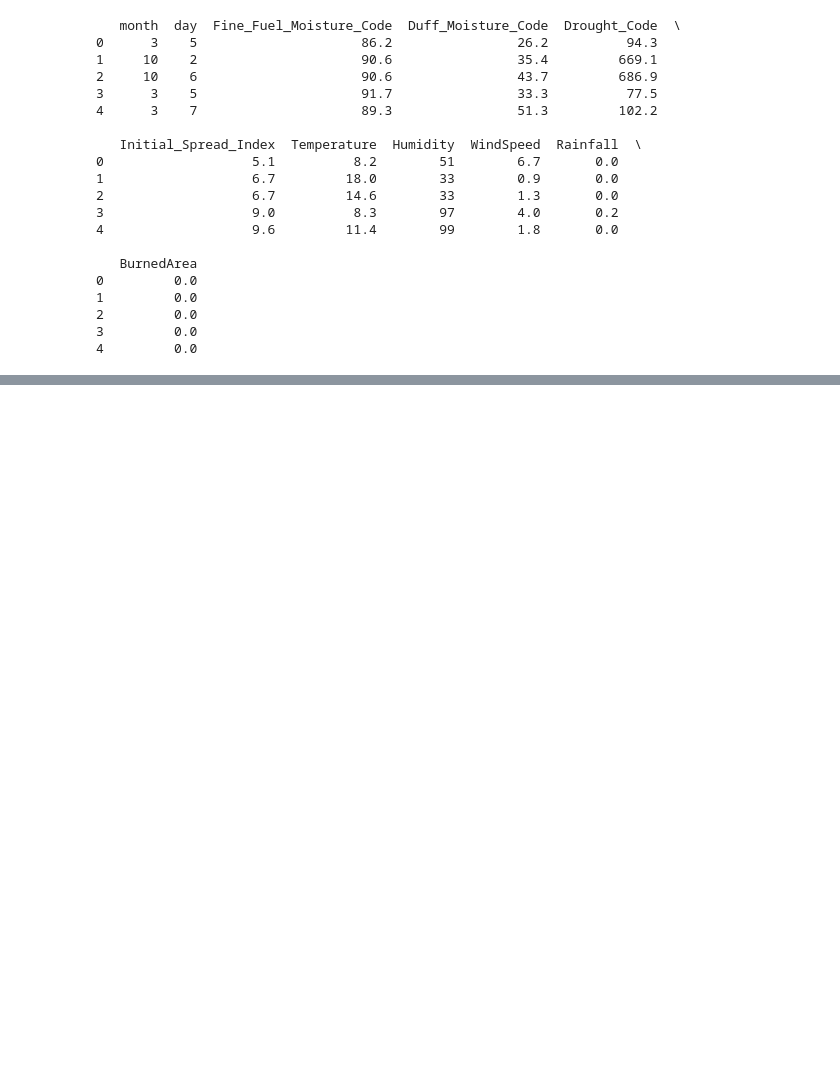
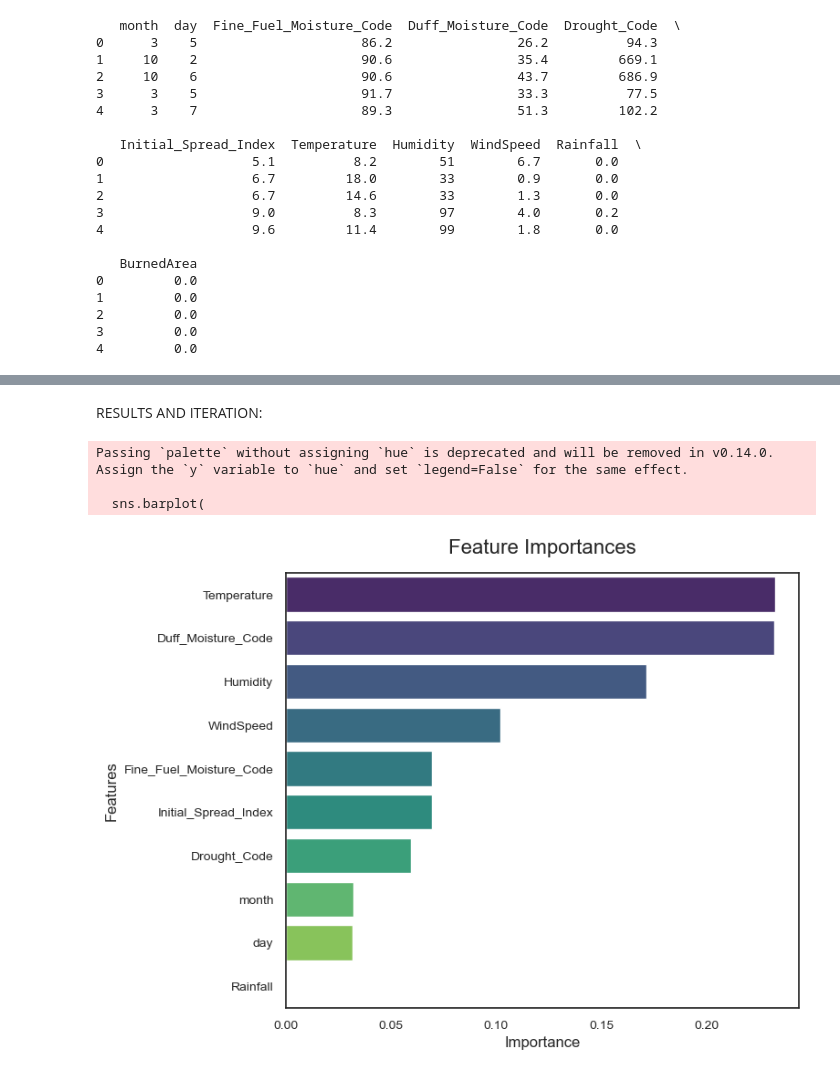
Before and after one commit to KlaudijaK/Forest-Fires, a Jupyter notebook: forest.ipynb, the cells around one changed output, grey strips where cells are left out. Cells and saved outputs as stored; diff of their text form; code cells hidden in the pictures; blank space fills up the shorter version.

```diff
--- a/forest.ipynb
+++ b/forest.ipynb
@@ -161,0 +214,3 @@ print(df.head())
+# %%
+X = df.drop('BurnedArea', axis=1)  # BurnedArea is your target variable
+y = df['BurnedArea']
@@ -161,0 +219,4 @@ print(df.head())
+# %%
+from sklearn.model_selection import train_test_split
+
+X_train, X_test, y_train, y_test = train_test_split(X, y, test_size=0.2, random_state=42)
@@ -161,0 +258,28 @@ print(df.head())
+# %% [markdown]
+RESULTS AND ITERATION:
+# %%
+# Create a DataFrame for feature importances
+importance_df = pd.DataFrame({
+    'Features': X_train_enc.columns,
+    'Importance': model.feature_importances_
+}).sort_values(by='Importance', ascending=False)
+
+plt.figure(figsize=(8, 6))
+sns.barplot(
+    x='Importance',
+    y='Features',
+    data=importance_df,
+    palette='viridis'
+)
+plt.title("Feature Importances", fontsize=16, pad=15)
+plt.xlabel("Importance", fontsize=12)
+plt.ylabel("Features", fontsize=12)
+plt.xticks(fontsize=10)
+plt.yticks(fontsize=10)
+plt.tight_layout()
+plt.show()
+# %% [output]
+Passing `palette` without assigning `hue` is deprecated and will be removed in v0.14.0. Assign the `y` variable to `hue` and set `legend=False` for the same effect.
+
+  sns.barplot(
+[figure, added]
```
Also changed, not shown: parts of 8 cells of this notebook.
